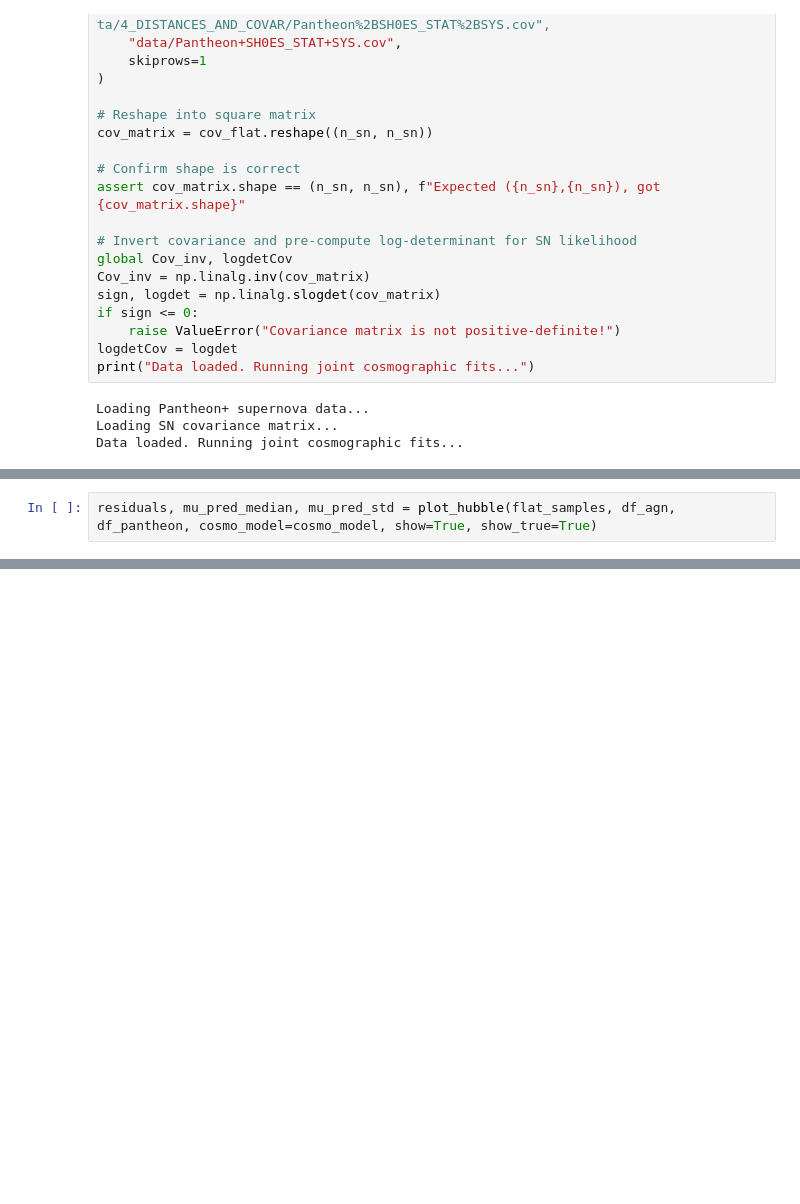
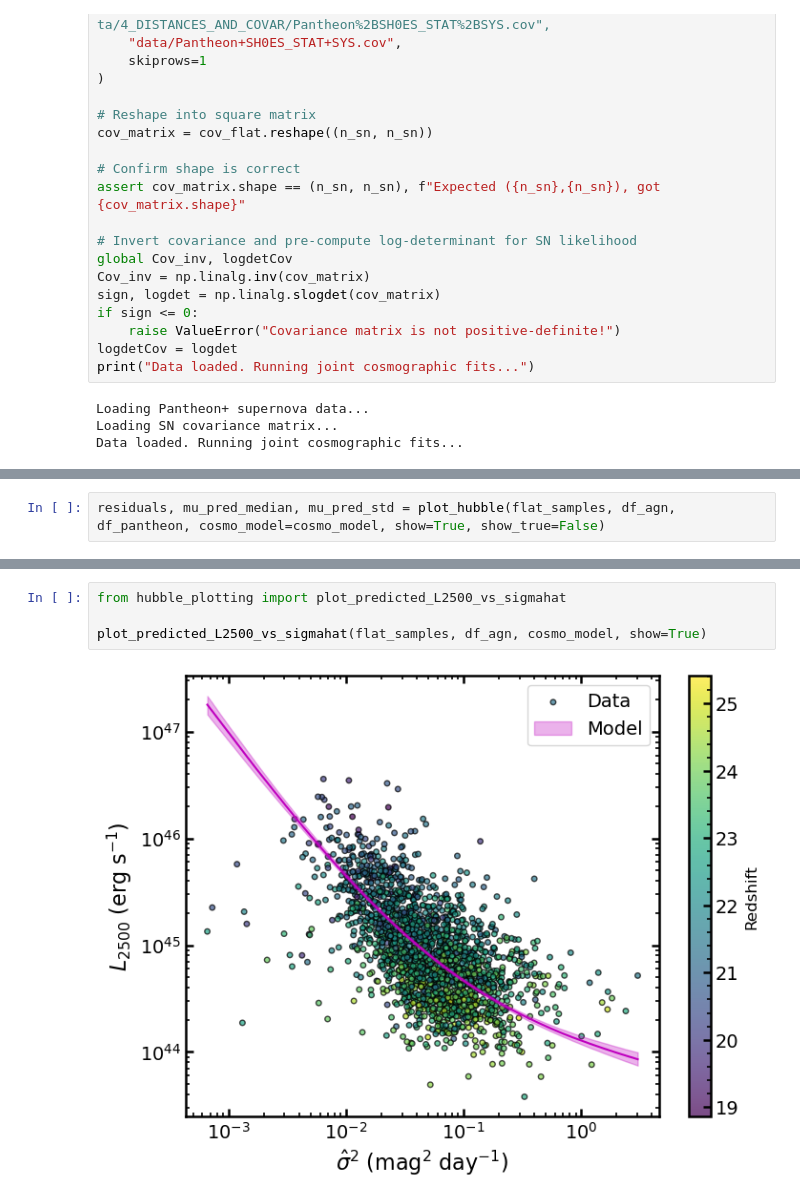
Before and after one commit to dutra/qvc, a Jupyter notebook: tutorials/hubble diagram jun27.ipynb, the cells around one changed output, grey strips where cells are left out. Saved outputs shown, nothing was run; the diff lists cells and outputs as text; blank space fills up the shorter version.

```diff
--- a/tutorials/hubble diagram jun27.ipynb
+++ b/tutorials/hubble diagram jun27.ipynb
@@ -92,3 +79,3 @@ log_sigma_hat_sq_break: -1.1649 (+0.0310, -0.0325)
 # %%
-residuals, mu_pred_median, mu_pred_std = plot_hubble(flat_samples, df_agn, df_pantheon, cosmo_model=cosmo_model, show=True, show_true=True)
+residuals, mu_pred_median, mu_pred_std = plot_hubble(flat_samples, df_agn, df_pantheon, cosmo_model=cosmo_model, show=True, show_true=False)
 # %% [output]
@@ -95,0 +240,6 @@ residuals, mu_pred_median, mu_pred_std = plot_hubble(flat_samples, df_agn, df_pa
+# %%
+from hubble_plotting import plot_predicted_L2500_vs_sigmahat
+
+plot_predicted_L2500_vs_sigmahat(flat_samples, df_agn, cosmo_model, show=True)
+# %% [output]
+[figure, added]
```
Also changed, not shown: parts of 12 cells of this notebook, 7 other files.
